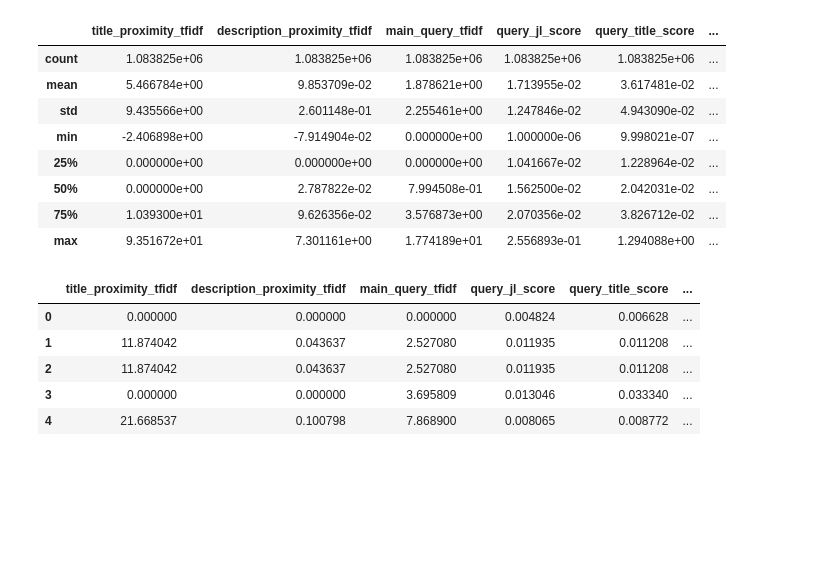
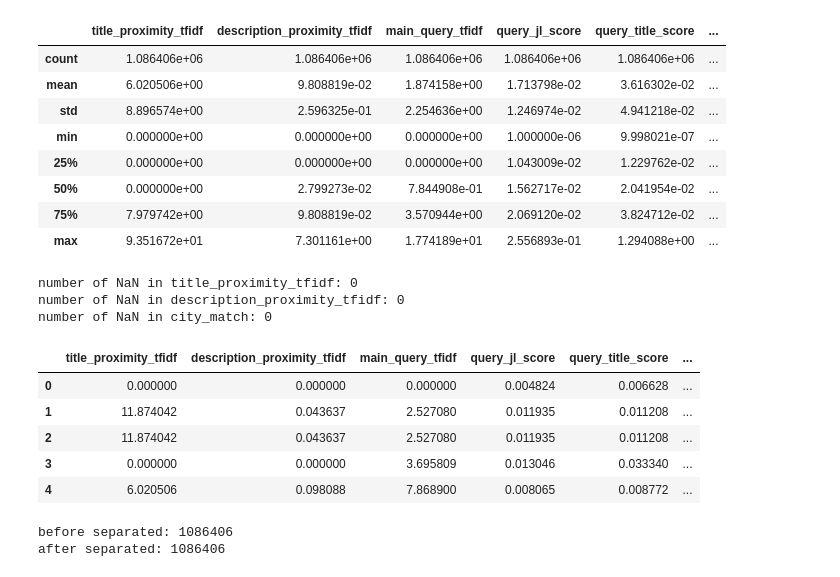
Before and after one commit to jshian/Predict_CTR, a Jupyter notebook: nn.ipynb, the cells around one changed output. Saved outputs shown, nothing was run; the diff lists cells and outputs as text; code cells hidden in the pictures; blank space fills up the shorter version.

```diff
--- a/nn.ipynb
+++ b/nn.ipynb
@@ -7,6 +7,7 @@ from sklearn.model_selection import train_test_split
 from sklearn.metrics import accuracy_score, f1_score
 from sklearn.metrics import classification_report, plot_confusion_matrix
 import plotly.graph_objects as go
-df = pd.read_csv('./dataset/Apply_Rate_2019.csv').drop(['search_date_pacific', 'class_id'], axis=1)
+df = pd.read_csv('./dataset/Apply_Rate_2019.csv').drop(['class_id'], axis=1)
+df.drop_duplicates(inplace=True)
 df.isnull().sum()
 # %% [output]
@@ -32,29 +33,35 @@ fig.show()  # imbalanced
 # %%
 # start fking preprocessing
 from sklearn.experimental import enable_iterative_imputer
 from sklearn.impute import IterativeImputer
+import random
+import math
 
 # fill missing values by MICE, then change city_match back to 0/1
 # because directly assign 0 to city_match will worsen the result.
 df.iloc[:,:2] = IterativeImputer().fit_transform(df.iloc[:,:2])
-df.iloc[:,3:4] = IterativeImputer().fit_transform(df.iloc[:,3:4])
-for c in df['city_match'].tolist():
-    if math.isnan(c):
-        c = random.randint(0,1)
-# df.iloc[:,:6] = IterativeImputer().fit_transform(df.iloc[:,:6])
-# df['city_match'] = df['city_match'].round()
+df.iloc[:,5:6] = IterativeImputer().fit_transform(df.iloc[:,5:6])
+df['city_match'] = df['city_match'].round()
 
 df.describe()
 # %% [output]
 |  | title_proximity_tfidf | description_proximity_tfidf | main_query_tfidf | query_jl_score | query_title_score | ... |
-| count | 1.083825e+06 | 1.083825e+06 | 1.083825e+06 | 1.083825e+06 | 1.083825e+06 | ... |
-| mean | 5.466784e+00 | 9.853709e-02 | 1.878621e+00 | 1.713955e-02 | 3.617481e-02 | ... |
-| std | 9.435566e+00 | 2.601148e-01 | 2.255461e+00 | 1.247846e-02 | 4.943090e-02 | ... |
-| min | -2.406898e+00 | -7.914904e-02 | 0.000000e+00 | 1.000000e-06 | 9.998021e-07 | ... |
-| 25% | 0.000000e+00 | 0.000000e+00 | 0.000000e+00 | 1.041667e-02 | 1.228964e-02 | ... |
-| 50% | 0.000000e+00 | 2.787822e-02 | 7.994508e-01 | 1.562500e-02 | 2.042031e-02 | ... |
-| 75% | 1.039300e+01 | 9.626356e-02 | 3.576873e+00 | 2.070356e-02 | 3.826712e-02 | ... |
+| count | 1.086406e+06 | 1.086406e+06 | 1.086406e+06 | 1.086406e+06 | 1.086406e+06 | ... |
+| mean | 6.020506e+00 | 9.808819e-02 | 1.874158e+00 | 1.713798e-02 | 3.616302e-02 | ... |
+| std | 8.896574e+00 | 2.596325e-01 | 2.254636e+00 | 1.246974e-02 | 4.941218e-02 | ... |
+| min | 0.000000e+00 | 0.000000e+00 | 0.000000e+00 | 1.000000e-06 | 9.998021e-07 | ... |
+| 25% | 0.000000e+00 | 0.000000e+00 | 0.000000e+00 | 1.043009e-02 | 1.229762e-02 | ... |
+| 50% | 0.000000e+00 | 2.799273e-02 | 7.844908e-01 | 1.562717e-02 | 2.041954e-02 | ... |
+| 75% | 7.979742e+00 | 9.808819e-02 | 3.570944e+00 | 2.069120e-02 | 3.824712e-02 | ... |
 | max | 9.351672e+01 | 7.301161e+00 | 1.774189e+01 | 2.556893e-01 | 1.294088e+00 | ... |
+# %%
+print('number of NaN in title_proximity_tfidf:',len(df[df['title_proximity_tfidf'].isnull()]))
+print('number of NaN in description_proximity_tfidf:',len(df[df['description_proximity_tfidf'].isnull()]))
+print('number of NaN in city_match:',len(df[df['city_match'].isnull()]))
+# %% [output]
+number of NaN in title_proximity_tfidf: 0
+number of NaN in description_proximity_tfidf: 0
+number of NaN in city_match: 0
 # %%
 df.head()
 # %% [output]
@@ -63,7 +70,17 @@ df.head()
 | 1 | 11.874042 | 0.043637 | 2.527080 | 0.011935 | 0.011208 | ... |
 | 2 | 11.874042 | 0.043637 | 2.527080 | 0.011935 | 0.011208 | ... |
 | 3 | 0.000000 | 0.000000 | 3.695809 | 0.013046 | 0.033340 | ... |
-| 4 | 21.668537 | 0.100798 | 7.868900 | 0.008065 | 0.008772 | ... |
+| 4 | 6.020506 | 0.098088 | 7.868900 | 0.008065 | 0.008772 | ... |
+# %%
+test_x = df[df['search_date_pacific']=='2018-01-27'].drop(['search_date_pacific'], axis=1)
+x = len(test_x)
+train_x = df[df['search_date_pacific']!='2018-01-27'].drop(['search_date_pacific'], axis=1)
+y = len(train_x)
+print('before separated:',len(df))
+print('after separated:',x+y)
+# %% [output]
+before separated: 1086406
+after separated: 1086406
 # %%
 from sklearn.model_selection import train_test_split
 from sklearn.compose import ColumnTransformer
```
Also changed, not shown: parts of 10 cells of this notebook.
